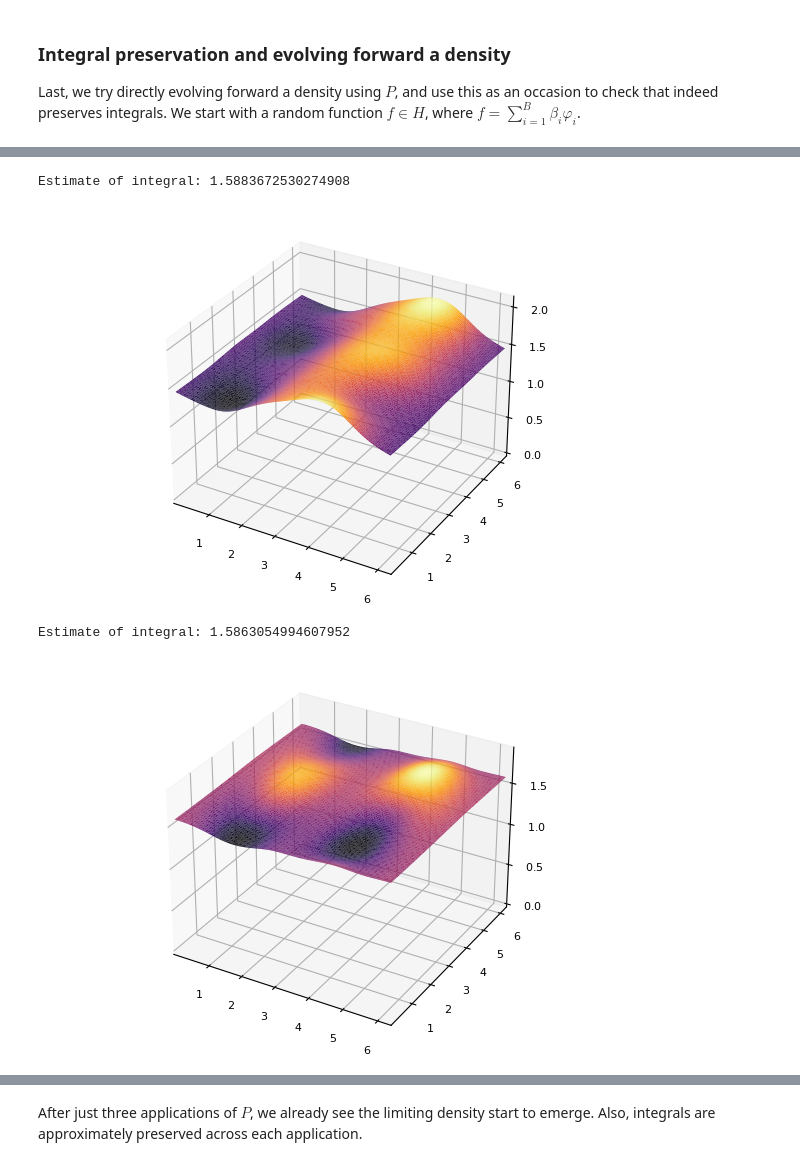
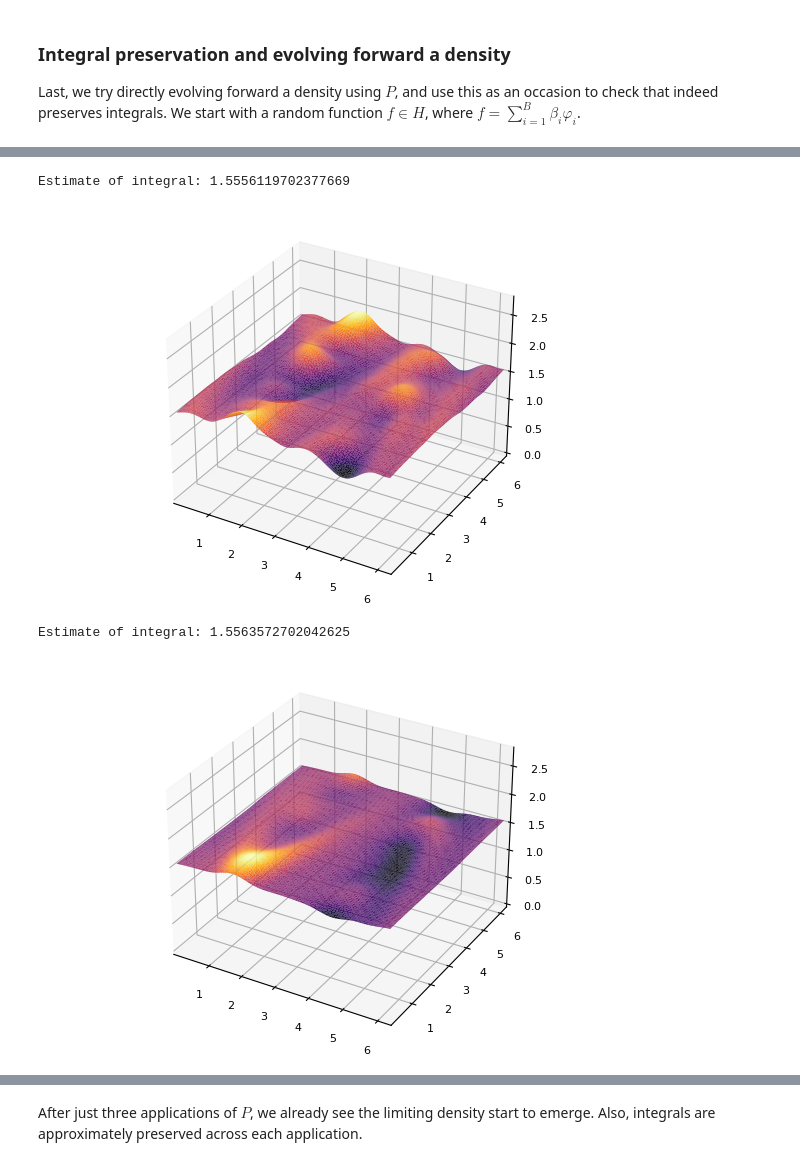
Before and after one commit to rcushen/thesis, a Jupyter notebook: Simulation #1.ipynb, the cells around one changed output, grey strips where cells are left out. Drawn from its saved outputs; the diff is of its cells as text; code cells hidden in the pictures.

```diff
--- a/Simulation #1.ipynb
+++ b/Simulation #1.ipynb
@@ -74,7 +74,7 @@ $$
 $$
 where the $z_i$ denote the centres of each RBF and $\epsilon$ is some bandwidth parameter. Each Gaussian function has integral $c = \int_X \varphi_i (x) \, \mathrm{d}x = \pi \epsilon^2$.
 # %%
-basis_grid_size = 10;
+basis_grid_size = 20;
 n_bases = basis_grid_size ^ 2;
 basis_locs = creategrid(0, range, basis_grid_size);
 # %%
@@ -317,28 +320,28 @@ zlims!(0, maximum(initial_density)*1.1)
 integral = sum(initial_density)/n_gridpoints;
 println("Estimate of integral: $integral")
 # %% [output]
-Estimate of integral: 1.5883672530274908
+Estimate of integral: 1.5556119702377669
 # %%
 β1 = P * β;
 
 evolved_density = basis_combination(grid, basis_locs, φ, ϵ, β1);
 surface(grid[:,1], grid[:,2], evolved_density; legend=false)
-zlims!(0, maximum(evolved_density)*1.1)
+zlims!(0, maximum(initial_density)*1.1)
 # %% [output]
-[figure, old version]
+[figure, new version]
 # %%
 integral = sum(evolved_density)/n_gridpoints;
 println("Estimate of integral: $integral")
 # %% [output]
-Estimate of integral: 1.5863054994607952
+Estimate of integral: 1.5563572702042625
 # %%
 β2 = P * β1;
 
 evolved_density = basis_combination(grid, basis_locs, φ, ϵ, β2);
 surface(grid[:,1], grid[:,2], evolved_density; legend=false)
-zlims!(0, maximum(evolved_density)*1.1)
+zlims!(0, maximum(initial_density)*1.1)
 # %% [output]
-[figure, old version]
+[figure, new version]
 # %%
 integral = sum(evolved_density)/n_gridpoints;
 println("Estimate of integral: $integral")
```
Also changed, not shown: parts of 24 cells of this notebook, 1 other file.
